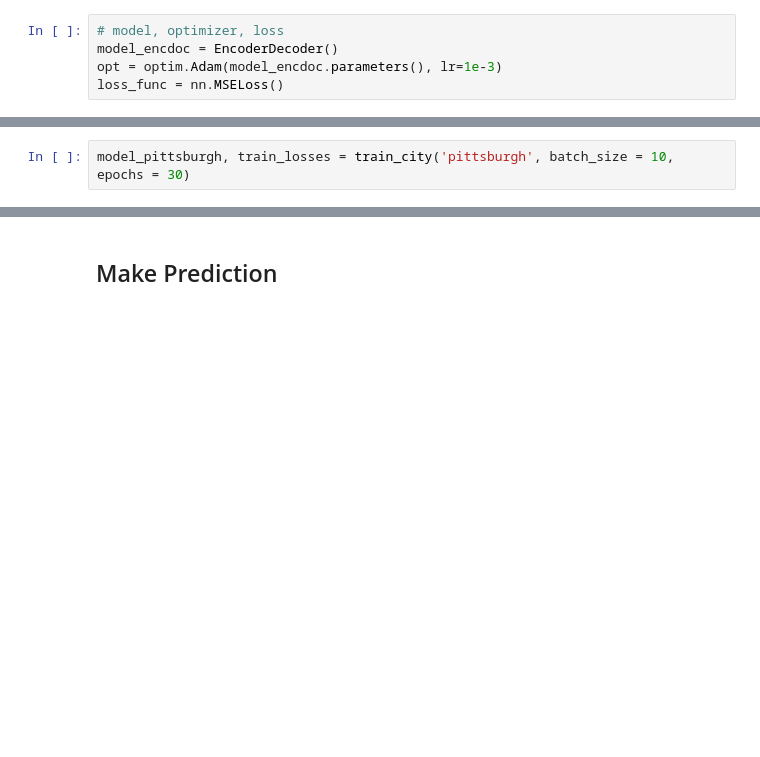
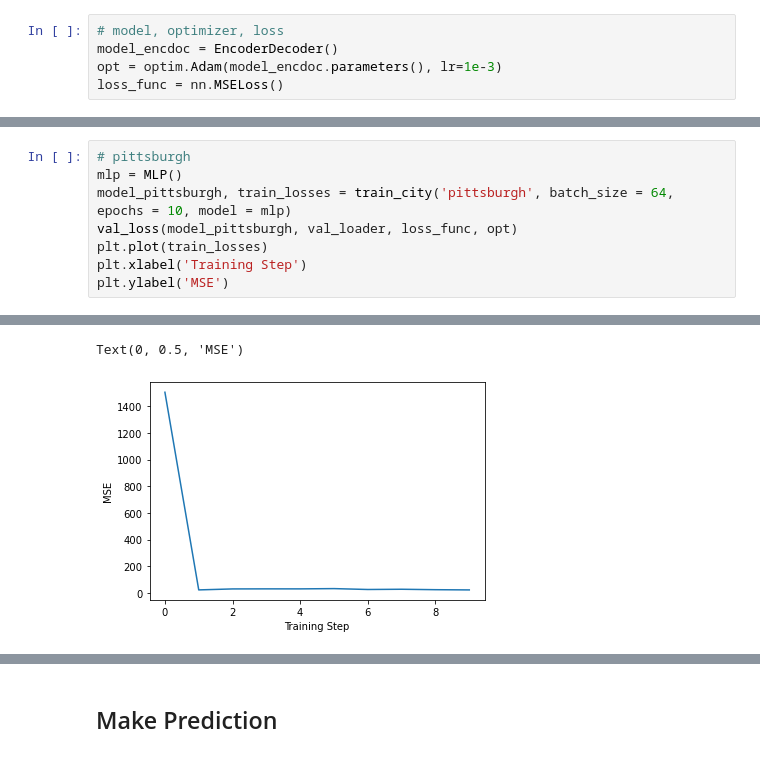
Before and after one commit to Lord-of-Bugs/UCSD-autonomous-vehicle-motion-forecasting-challenge, a Jupyter notebook: kaggle_Zhendong.ipynb, the cells around one changed output, grey strips where cells are left out. Drawn from its saved outputs; the diff is of its cells as text; blank space fills up the shorter version.

```diff
--- a/kaggle_Zhendong.ipynb
+++ b/kaggle_Zhendong.ipynb
@@ -249,3 +287,9 @@ epoch 29 trian loss: 98.1321498521384
 # %%
-model_pittsburgh, train_losses = train_city('pittsburgh', batch_size = 10, epochs = 30)
+# pittsburgh
+mlp = MLP()
+model_pittsburgh, train_losses = train_city('pittsburgh', batch_size = 64, epochs = 10, model = mlp)
+val_loss(model_pittsburgh, val_loader, loss_func, opt)
+plt.plot(train_losses)
+plt.xlabel('Training Step')
+plt.ylabel('MSE')
 # %% [output]
@@ -269 +307,3 @@ epoch 29 trian loss: 50.6191998245531
+Text(0, 0.5, 'MSE')
+[figure, added]
 # %%
```
Also changed, not shown: parts of 24 cells of this notebook, 3 other files.
